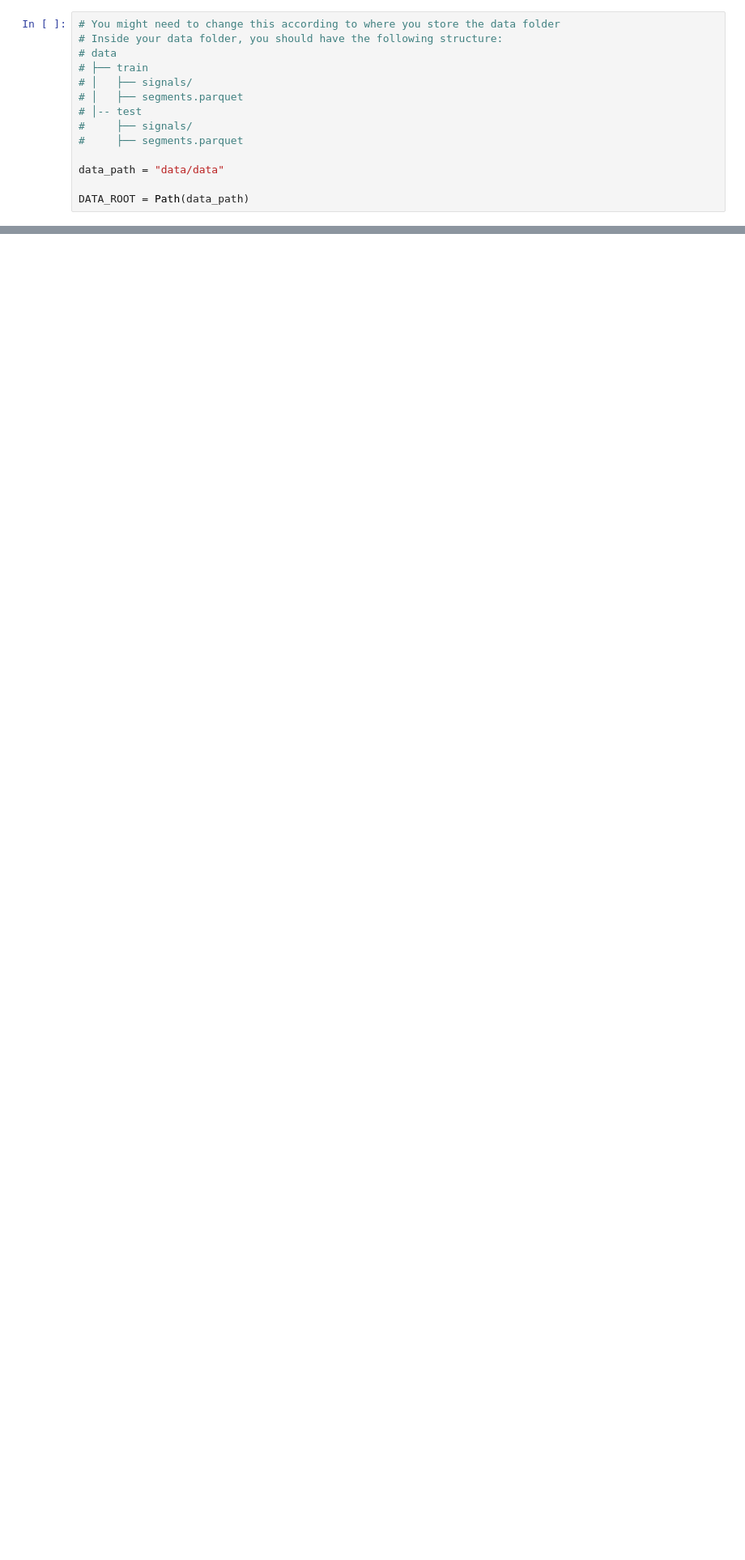
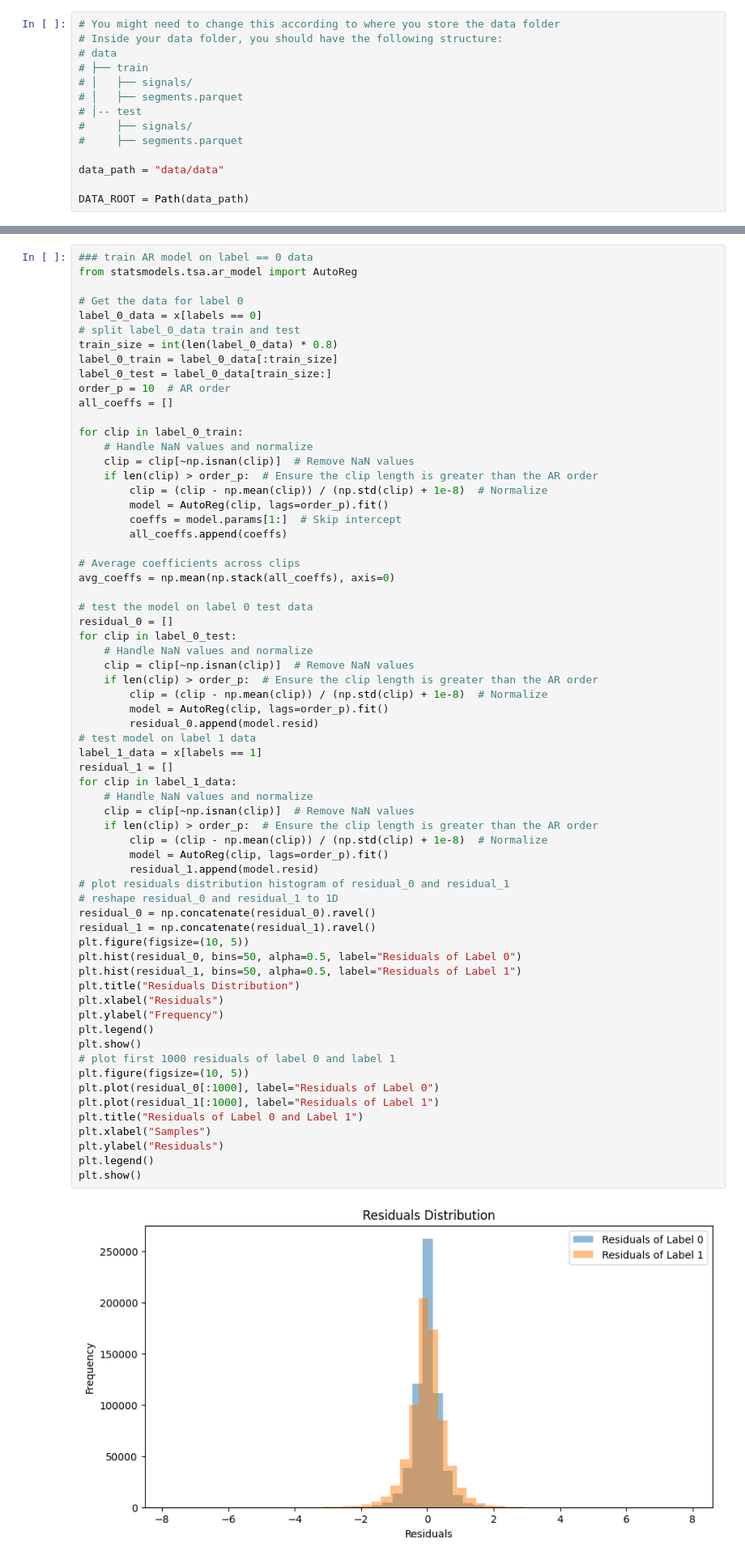
Before and after one commit to cboissier77/eeg_seizure_classifier, a Jupyter notebook: notebooks/experiments.ipynb, the cells around one changed output, grey strips where cells are left out. Shown at 81% size. Drawn from its saved outputs; the diff is of its cells as text; blank space fills up the shorter version.

Commit message:
🚧 experiments on AR model

```diff
--- a/notebooks/experiments.ipynb
+++ b/notebooks/experiments.ipynb
@@ -176,0 +177,67 @@ plt.show()
+# %%
+### train AR model on label == 0 data
+from statsmodels.tsa.ar_model import AutoReg
+
+# Get the data for label 0
+label_0_data = x[labels == 0]
+# split label_0_data train and test
+train_size = int(len(label_0_data) * 0.8)
+label_0_train = label_0_data[:train_size]
+label_0_test = label_0_data[train_size:]
+order_p = 10  # AR order
+all_coeffs = []
+
+for clip in label_0_train:
+    # Handle NaN values and normalize
+    clip = clip[~np.isnan(clip)]  # Remove NaN values
+    if len(clip) > order_p:  # Ensure the clip length is greater than the AR order
+        clip = (clip - np.mean(clip)) / (np.std(clip) + 1e-8)  # Normalize
+        model = AutoReg(clip, lags=order_p).fit()
+        coeffs = model.params[1:]  # Skip intercept
+        all_coeffs.append(coeffs)
+
+# Average coefficients across clips
+avg_coeffs = np.mean(np.stack(all_coeffs), axis=0)
+
+# test the model on label 0 test data
+residual_0 = []
+for clip in label_0_test:
+    # Handle NaN values and normalize
+    clip = clip[~np.isnan(clip)]  # Remove NaN values
+    if len(clip) > order_p:  # Ensure the clip length is greater than the AR order
+        clip = (clip - np.mean(clip)) / (np.std(clip) + 1e-8)  # Normalize
+        model = AutoReg(clip, lags=order_p).fit()
+        residual_0.append(model.resid)
+# test model on label 1 data
+label_1_data = x[labels == 1]
+residual_1 = []
+for clip in label_1_data:
+    # Handle NaN values and normalize
+    clip = clip[~np.isnan(clip)]  # Remove NaN values
+    if len(clip) > order_p:  # Ensure the clip length is greater than the AR order
+        clip = (clip - np.mean(clip)) / (np.std(clip) + 1e-8)  # Normalize
+        model = AutoReg(clip, lags=order_p).fit()
+        residual_1.append(model.resid)
+# plot residuals distribution histogram of residual_0 and residual_1
+# reshape residual_0 and residual_1 to 1D
+residual_0 = np.concatenate(residual_0).ravel()
+residual_1 = np.concatenate(residual_1).ravel()
+plt.figure(figsize=(10, 5))
+plt.hist(residual_0, bins=50, alpha=0.5, label="Residuals of Label 0")
+plt.hist(residual_1, bins=50, alpha=0.5, label="Residuals of Label 1")
+plt.title("Residuals Distribution")
+plt.xlabel("Residuals")
+plt.ylabel("Frequency")
+plt.legend()
+plt.show()
+# plot first 1000 residuals of label 0 and label 1
+plt.figure(figsize=(10, 5))
+plt.plot(residual_0[:1000], label="Residuals of Label 0")
+plt.plot(residual_1[:1000], label="Residuals of Label 1")
+plt.title("Residuals of Label 0 and Label 1")
+plt.xlabel("Samples")
+plt.ylabel("Residuals")
+plt.legend()
+plt.show()
+# %% [output]
+[figure, added]
```
Also changed, not shown: parts of 9 cells of this notebook.
